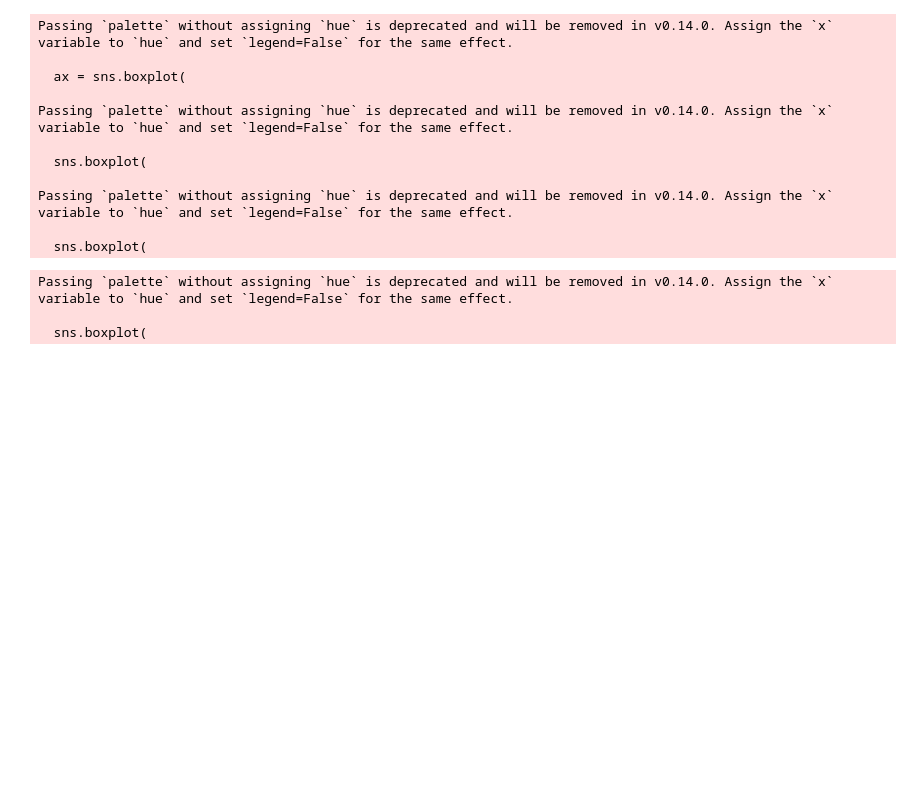
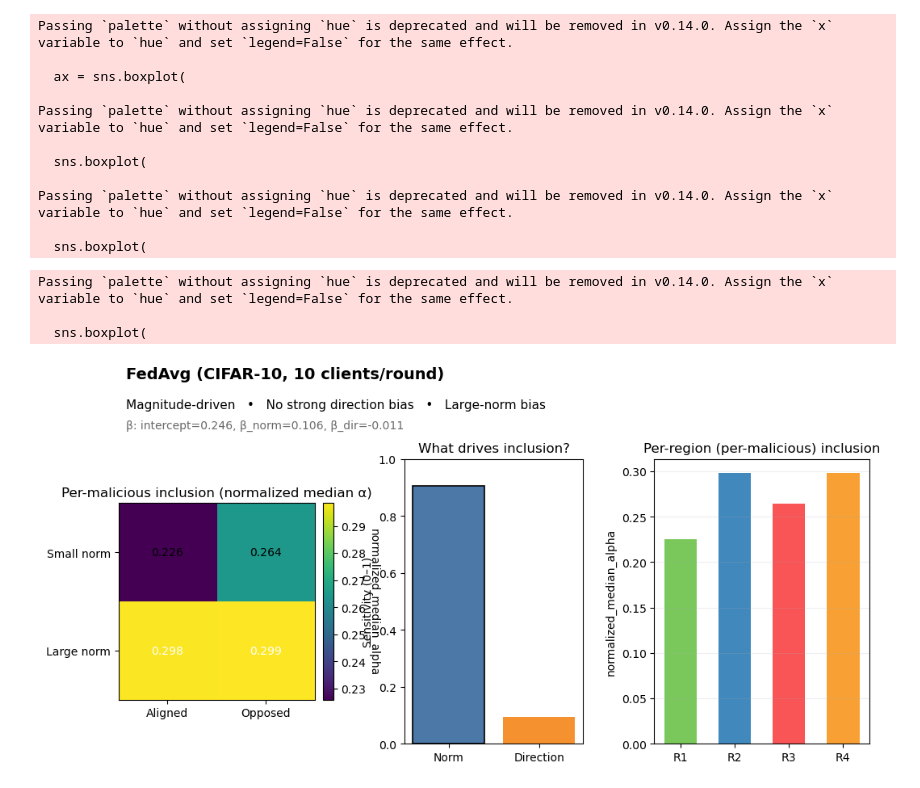
Before and after one commit to yangland/Mirage, a Jupyter notebook: Mirage/visualiztion.ipynb, the cells around one changed output. Cells and saved outputs as stored; diff of their text form; code cells hidden in the pictures; blank space fills up the shorter version.

```diff
--- a/Mirage/visualiztion.ipynb
+++ b/Mirage/visualiztion.ipynb
@@ -369,0 +484,9 @@ Passing `palette` without assigning `hue` is deprecated and will be removed in v
+# %%
+plot_agg_pref(
+    json_path="/home2/liyang/GitHub/Mirage/Mirage/savedloggers/_Aug.15_22.21.22_fedavg/agg_pref_summary.json",
+    title="FedAvg (CIFAR-10, 10 clients/round)",
+    show_total_alpha=False,      # set True if you want total α markers also
+    save_path=None               # or "pref_viz.png"
+)
+# %% [output]
+[figure, added]
```
Also changed, not shown: parts of 1 cell of this notebook, 8 other files.
